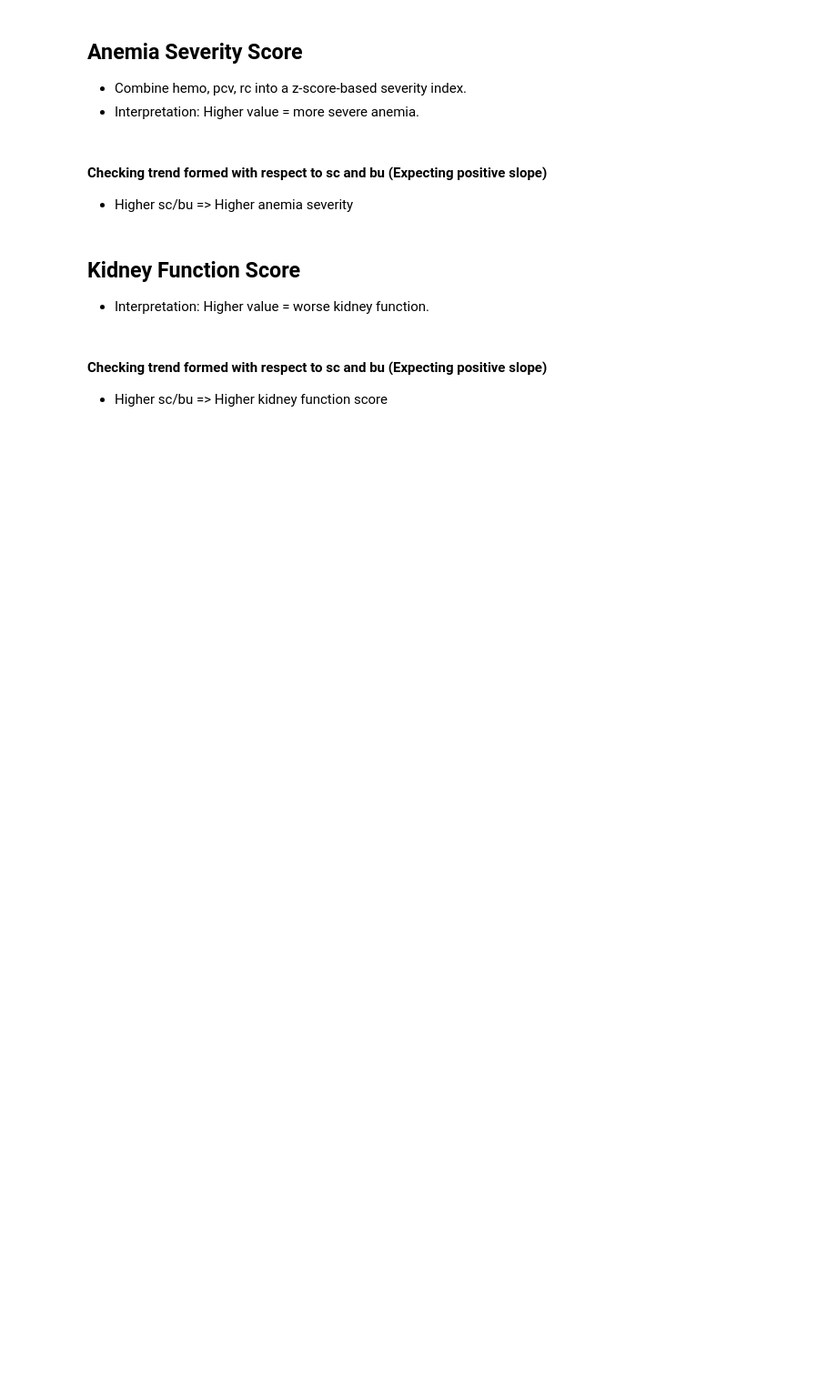
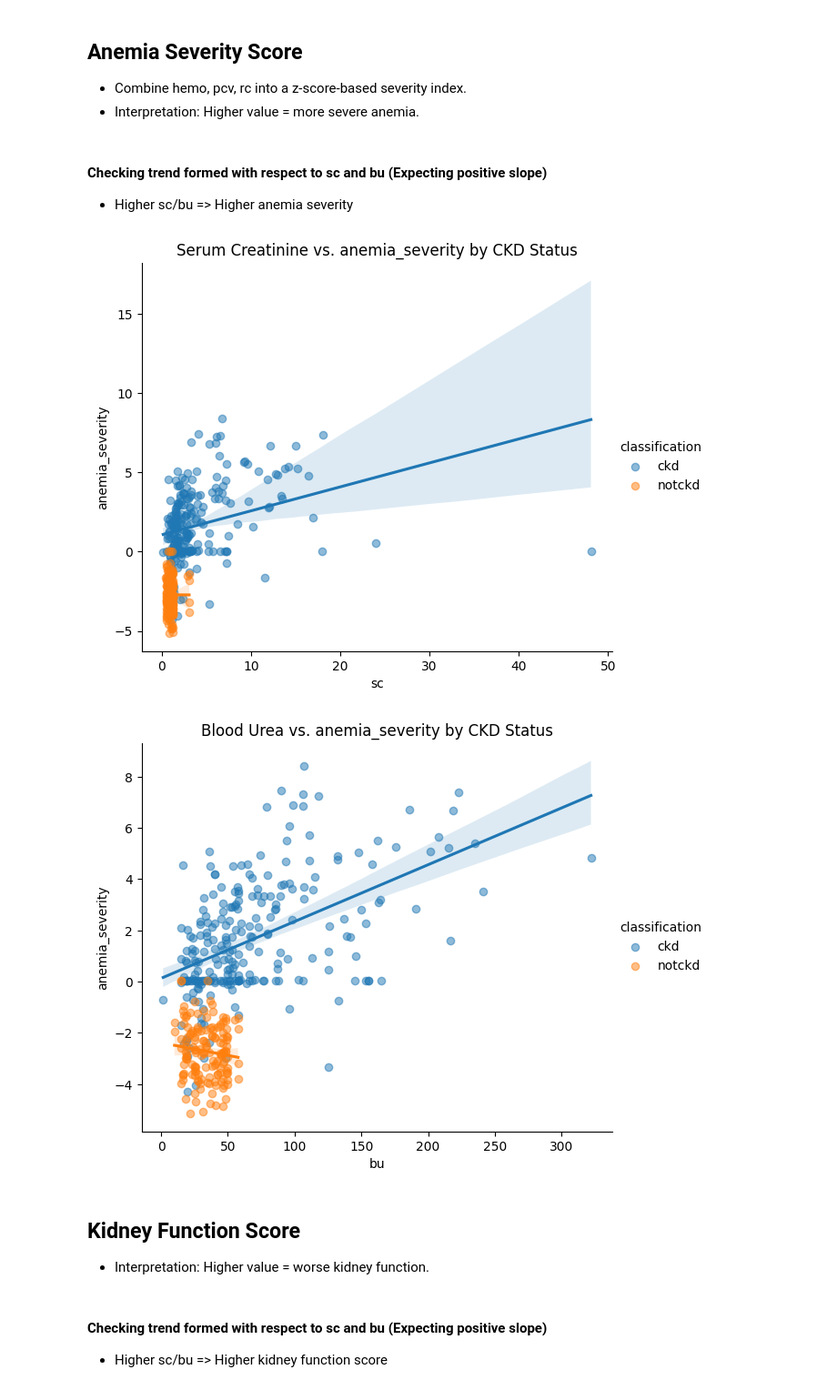
Before and after one commit to CherishVasant/Chronic-Kidney-Disease-Prediction, a Jupyter notebook: CKD-XAI/3_FeatureEngineering.ipynb, the cells around one changed output. Shown at 91% size. Cells and saved outputs as stored; diff of their text form; code cells hidden in the pictures; blank space fills up the shorter version.

```diff
--- a/CKD-XAI/3_FeatureEngineering.ipynb
+++ b/CKD-XAI/3_FeatureEngineering.ipynb
@@ -50,22 +71,25 @@ plt.show()
 - Interpretation: Higher value = more severe anemia.
 # %%
 # Calculate z-scores (lower = more severe anemia)
-df_clean['anemia_severity'] = -(
-    zscore(df_clean['hemo']) +
-    zscore(df_clean['pcv']) +
-    zscore(df_clean['rc'])
+df['anemia_severity'] = -(
+    zscore(df['hemo']) +
+    zscore(df['pcv']) +
+    zscore(df['rc'])
 )
 # %% [markdown]
 #### Checking trend formed with respect to sc and bu (Expecting positive slope)
 - Higher sc/bu => Higher anemia severity
 # %%
-sns.lmplot(x='sc', y='anemia_severity', hue='classification', data=df_clean, aspect=1.2, height=5, scatter_kws={'alpha':0.5})
+sns.lmplot(x='sc', y='anemia_severity', hue='classification', data=df, aspect=1.2, height=5, scatter_kws={'alpha':0.5})
 plt.title('Serum Creatinine vs. anemia_severity by CKD Status')
 plt.show()
 
-sns.lmplot(x='bu', y='anemia_severity', hue='classification', data=df_clean, aspect=1.2, height=5, scatter_kws={'alpha':0.5})
+sns.lmplot(x='bu', y='anemia_severity', hue='classification', data=df, aspect=1.2, height=5, scatter_kws={'alpha':0.5})
 plt.title('Blood Urea vs. anemia_severity by CKD Status')
 plt.show()
+# %% [output]
+[figure, added]
+[figure, added]
 # %% [markdown]
 ## Kidney Function Score
 - Interpretation: Higher value = worse kidney function.
```
Also changed, not shown: parts of 15 cells of this notebook, 14 other files.
